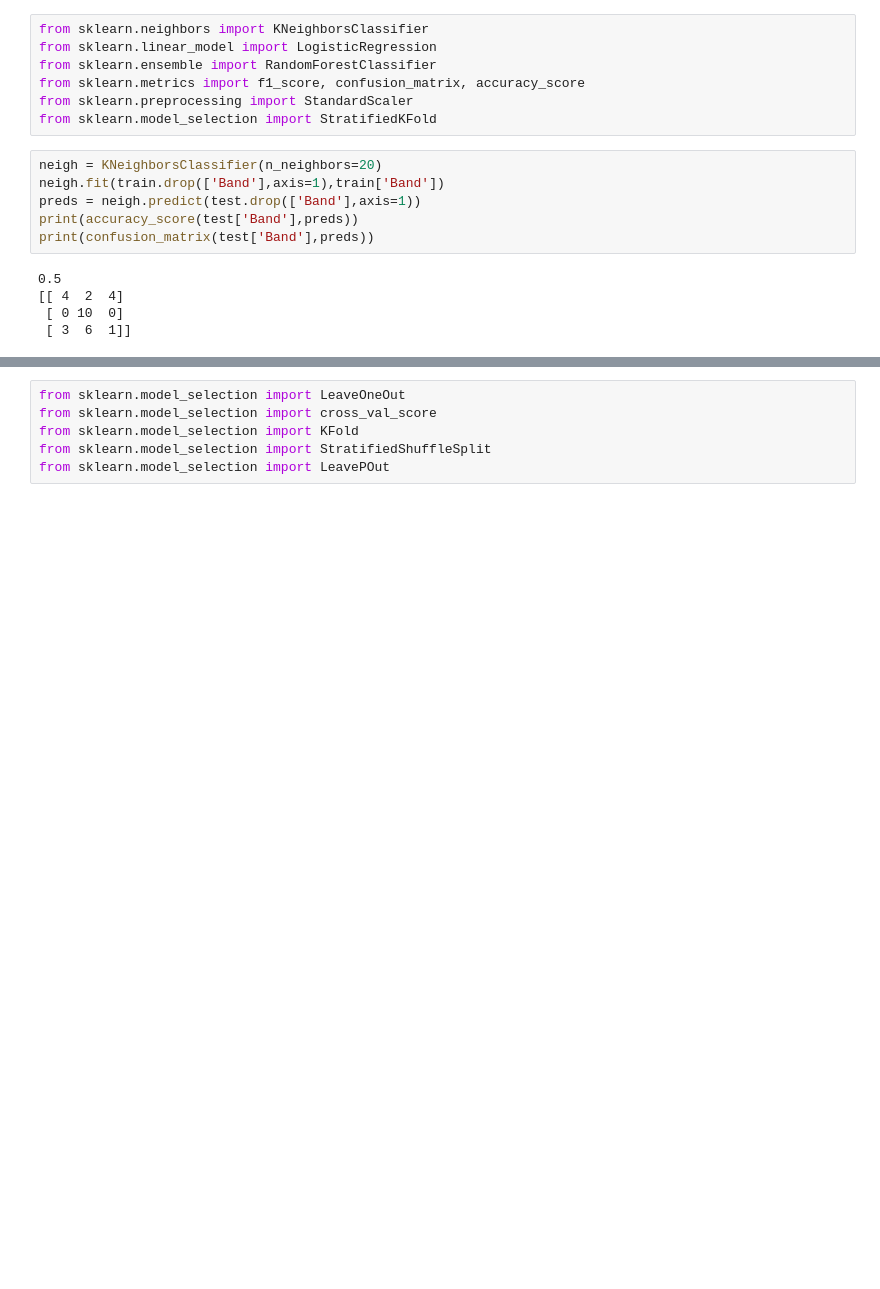
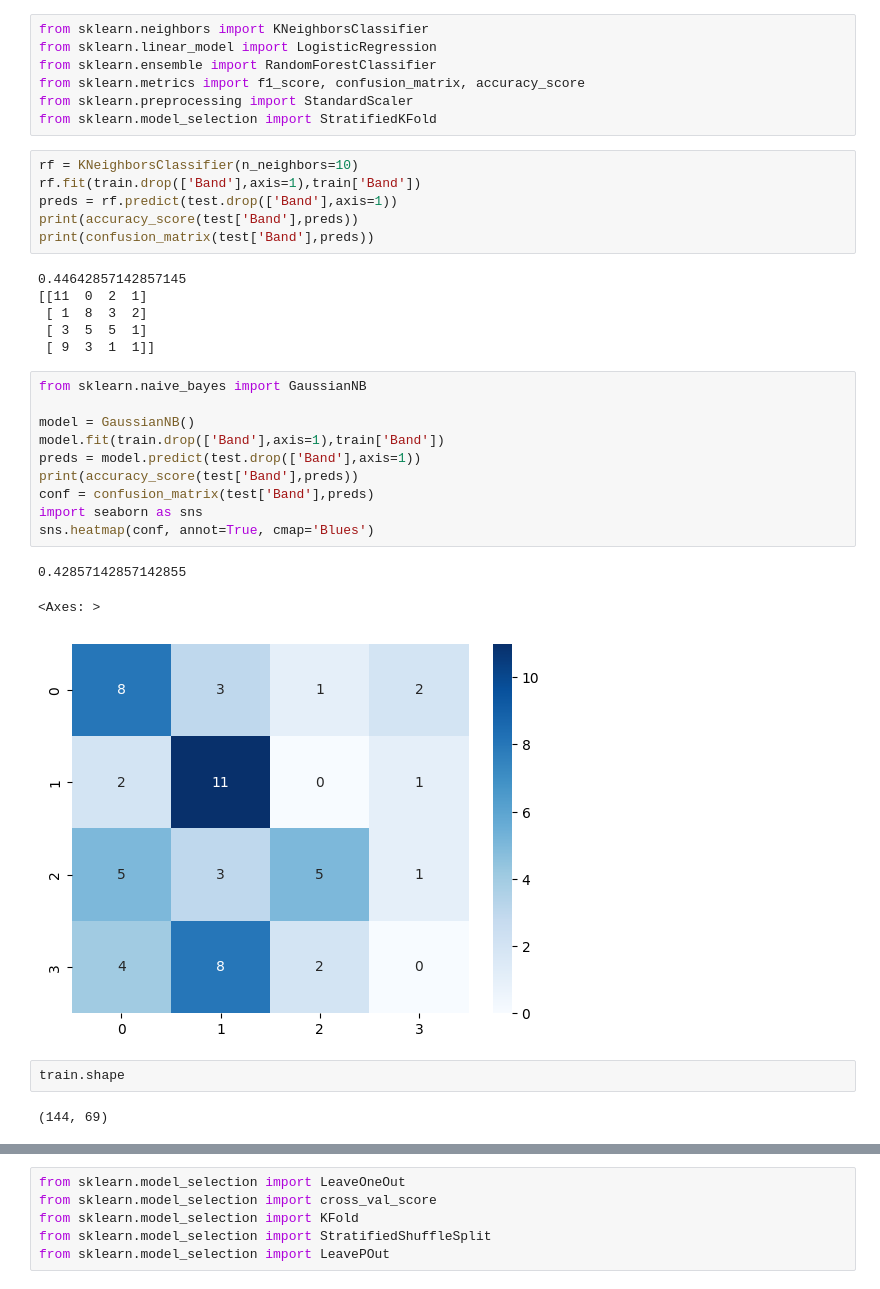
Before and after one commit to johnsaveus/Prog_Metal_Classification, a Jupyter notebook: src/Test.ipynb, the cells around one changed output, grey strips where cells are left out. Saved outputs shown, nothing was run; the diff lists cells and outputs as text; blank space fills up the shorter version.

```diff
--- a/src/Test.ipynb
+++ b/src/Test.ipynb
@@ -69,13 +41,32 @@ from sklearn.metrics import f1_score, confusion_matrix, accuracy_score
 from sklearn.preprocessing import StandardScaler
 from sklearn.model_selection import StratifiedKFold
 # %%
-neigh = KNeighborsClassifier(n_neighbors=20)
-neigh.fit(train.drop(['Band'],axis=1),train['Band'])
-preds = neigh.predict(test.drop(['Band'],axis=1))
+rf = KNeighborsClassifier(n_neighbors=10)
+rf.fit(train.drop(['Band'],axis=1),train['Band'])
+preds = rf.predict(test.drop(['Band'],axis=1))
 print(accuracy_score(test['Band'],preds))
 print(confusion_matrix(test['Band'],preds))
 # %% [output]
-0.5
-[[ 4  2  4]
- [ 0 10  0]
- [ 3  6  1]]
+0.44642857142857145
+[[11  0  2  1]
+ [ 1  8  3  2]
+ [ 3  5  5  1]
+ [ 9  3  1  1]]
+# %%
+from sklearn.naive_bayes import GaussianNB
+
+model = GaussianNB()
+model.fit(train.drop(['Band'],axis=1),train['Band'])
+preds = model.predict(test.drop(['Band'],axis=1))
+print(accuracy_score(test['Band'],preds))
+conf = confusion_matrix(test['Band'],preds)
+import seaborn as sns
+sns.heatmap(conf, annot=True, cmap='Blues')
+# %% [output]
+0.42857142857142855
+<Axes: >
+[figure, added]
+# %%
+train.shape
+# %% [output]
+(144, 69)
```
Also changed, not shown: parts of 19 cells of this notebook, 5 other files.
